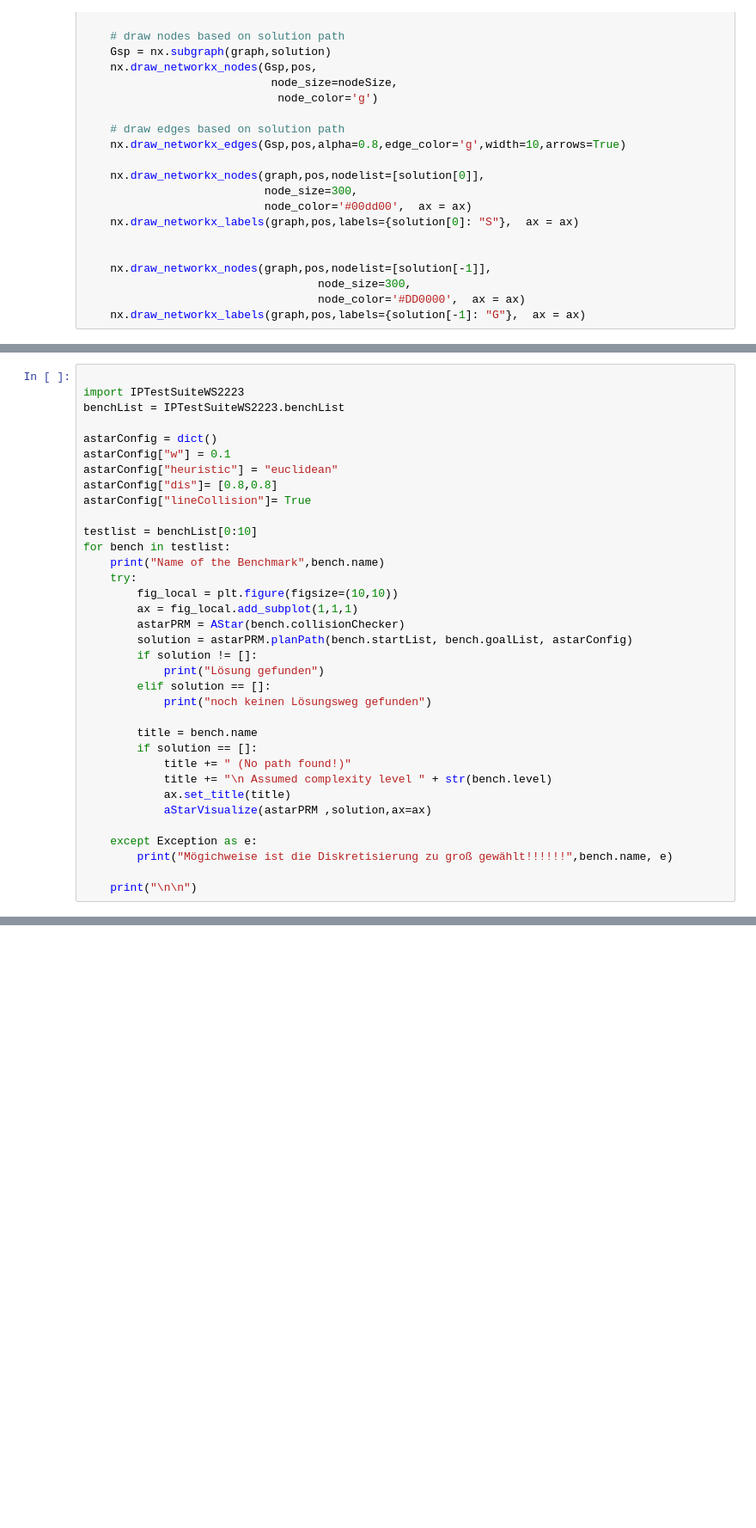
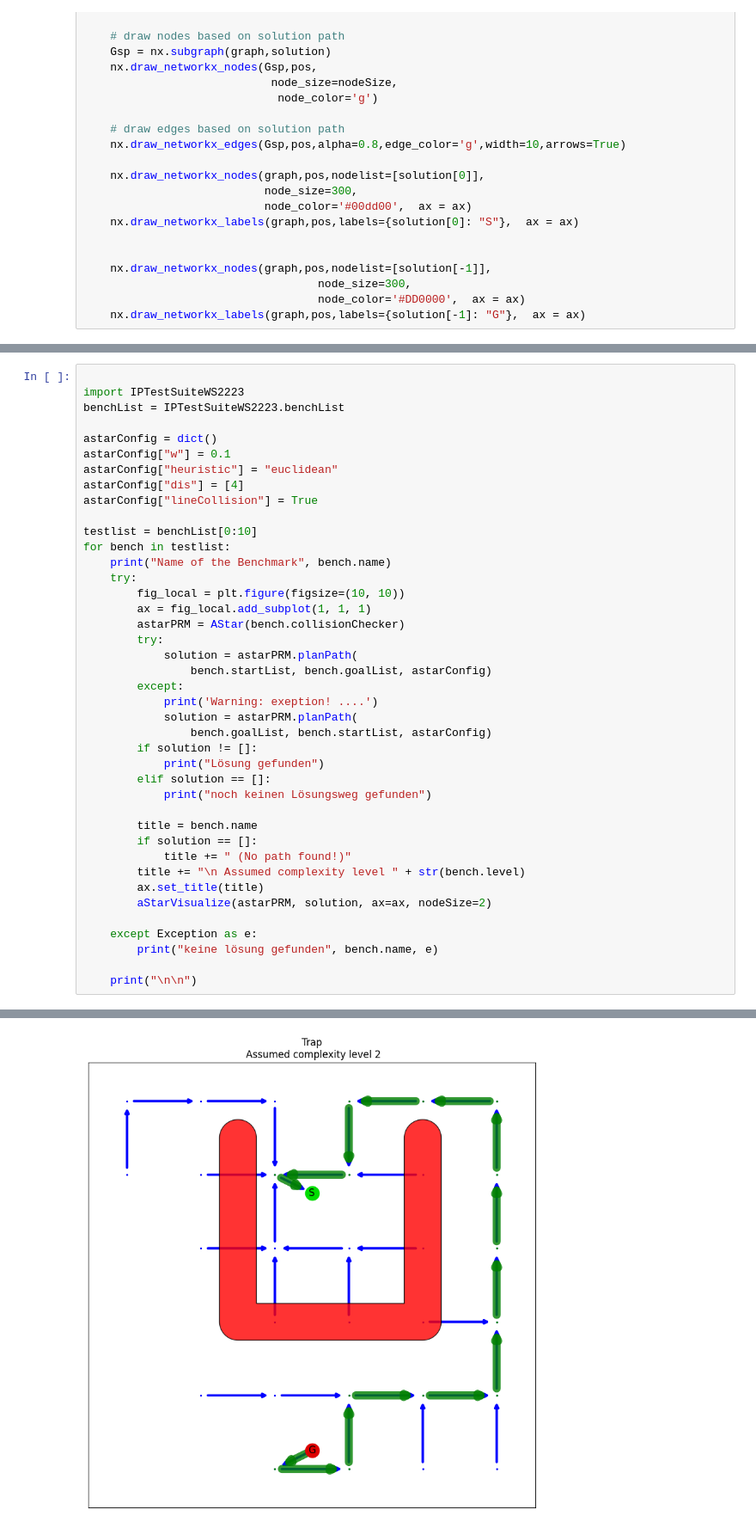
Before and after one commit to e1pmiS/Robotorprogrammierung-A-Stern, a Jupyter notebook: A*_festesDiskratisierung.ipynb, the cells around one changed output, grey strips where cells are left out. Shown at 86% size. Cells and saved outputs as stored; diff of their text form; blank space fills up the shorter version.

```diff
--- a/A*_festesDiskratisierung.ipynb
+++ b/A*_festesDiskratisierung.ipynb
@@ -366,17 +410,23 @@ benchList = IPTestSuiteWS2223.benchList
 astarConfig = dict()
 astarConfig["w"] = 0.1
 astarConfig["heuristic"] = "euclidean"
-astarConfig["dis"]= [0.8,0.8]
-astarConfig["lineCollision"]= True
+astarConfig["dis"] = [4]
+astarConfig["lineCollision"] = True
 
 testlist = benchList[0:10]
 for bench in testlist:
-    print("Name of the Benchmark",bench.name)
+    print("Name of the Benchmark", bench.name)
     try:
-        fig_local = plt.figure(figsize=(10,10))
-        ax = fig_local.add_subplot(1,1,1)
+        fig_local = plt.figure(figsize=(10, 10))
+        ax = fig_local.add_subplot(1, 1, 1)
         astarPRM = AStar(bench.collisionChecker)
-        solution = astarPRM.planPath(bench.startList, bench.goalList, astarConfig)
+        try:
+            solution = astarPRM.planPath(
+                bench.startList, bench.goalList, astarConfig)
+        except:
+            print('Warning: exeption! ....')
+            solution = astarPRM.planPath(
+                bench.goalList, bench.startList, astarConfig)
         if solution != []:
             print("Lösung gefunden")
         elif solution == []:
@@ -385,12 +435,12 @@ for bench in testlist:
         title = bench.name
         if solution == []:
             title += " (No path found!)"
-            title += "\n Assumed complexity level " + str(bench.level)
-            ax.set_title(title)
-            aStarVisualize(astarPRM ,solution,ax=ax)
+        title += "\n Assumed complexity level " + str(bench.level)
+        ax.set_title(title)
+        aStarVisualize(astarPRM, solution, ax=ax, nodeSize=2)
 
     except Exception as e:
-        print("Mögichweise ist die Diskretisierung zu groß gewählt!!!!!!",bench.name, e)
+        print("keine lösung gefunden", bench.name, e)
 
     print("\n\n")
 # %% [output]
@@ -397,0 +464 @@ ModuleNotFoundError: No module named 'IPBenchmark'
+[figure, added]
```
Also changed, not shown: parts of 5 cells of this notebook.
